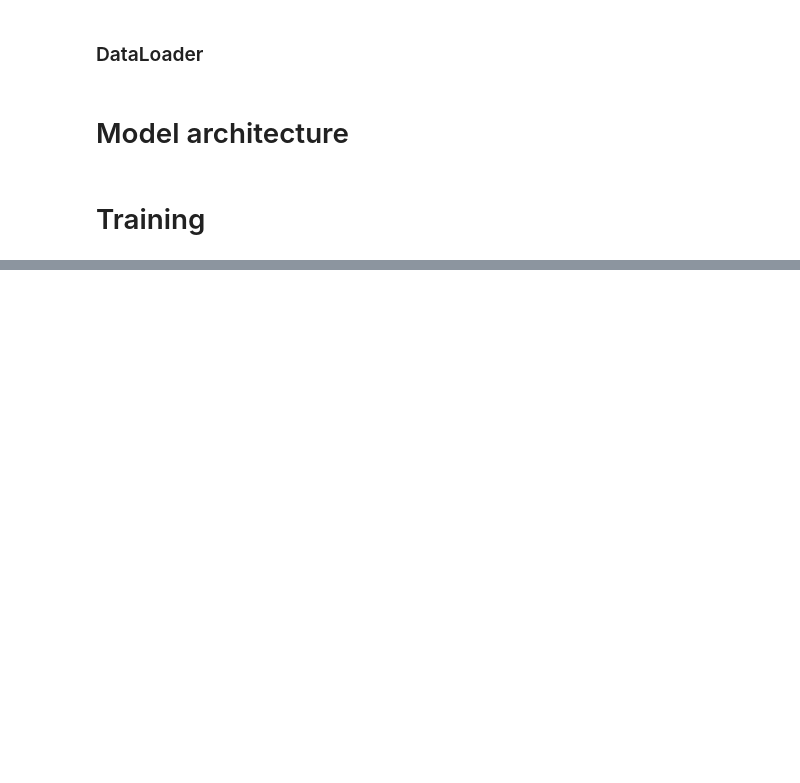
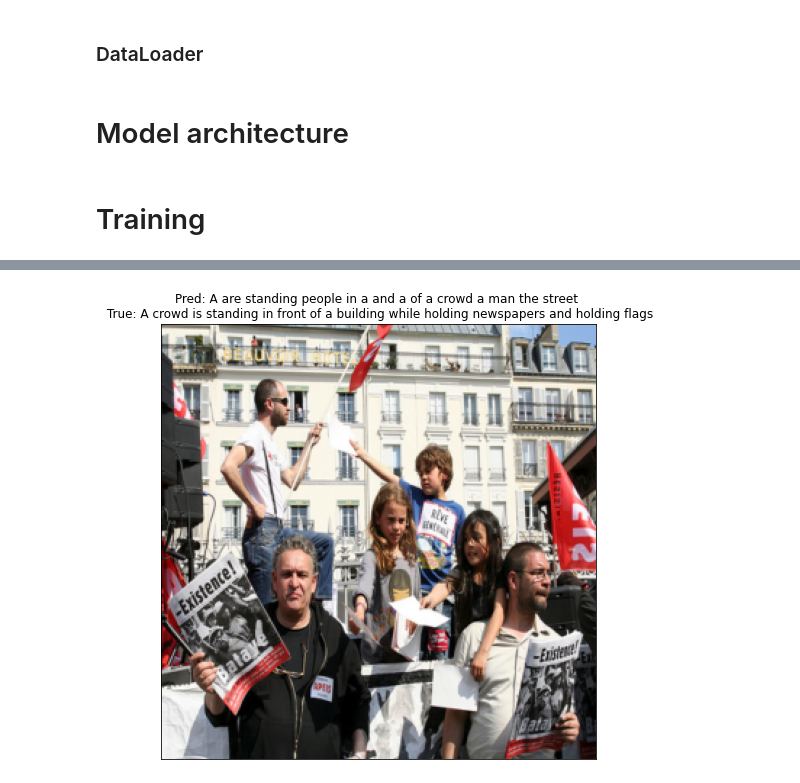
Before and after one commit to IOBananaOI/Image-Captioning, a Jupyter notebook: Image_Captioning.ipynb, the cells around one changed output, grey strips where cells are left out. Saved outputs shown, nothing was run; the diff lists cells and outputs as text; code cells hidden in the pictures; blank space fills up the shorter version.

```diff
--- a/Image_Captioning.ipynb
+++ b/Image_Captioning.ipynb
@@ -343,0 +393,19 @@ enc, dec = train(enc, dec, dec_optim, train_dl, criterion)
+# %%
+imgs, caps, caps_len = next(iter(test_dl))
+enc_out = enc_val(imgs)
+# %%
+scores, caps_sorted, decode_lengths, _, _ = dec_val(enc_out, caps, caps_len)
+# %%
+pred_labels = []
+true_labels = []
+
+for i in range(len(caps)):
+    pred_labels.append(' '.join(filter(lambda x: x != "<end>" and x != "<pad>", [idx2word[idx.item()] for idx in scores[i].argmax(dim=1)])))
+    true_labels.append(' '.join(filter(lambda x: x != "<end>" and x != "<pad>" and x != "<start>", [idx2word[idx.item()] for idx in caps[i][:21]])))
+# %%
+imgs = list(map(to_pil_image, imgs))
+# %%
+i = 0
+show_pred(imgs[i], pred_labels[i], true_labels[i])
+# %% [output]
+[figure, added]
```
Also changed, not shown: parts of 19 cells of this notebook.
